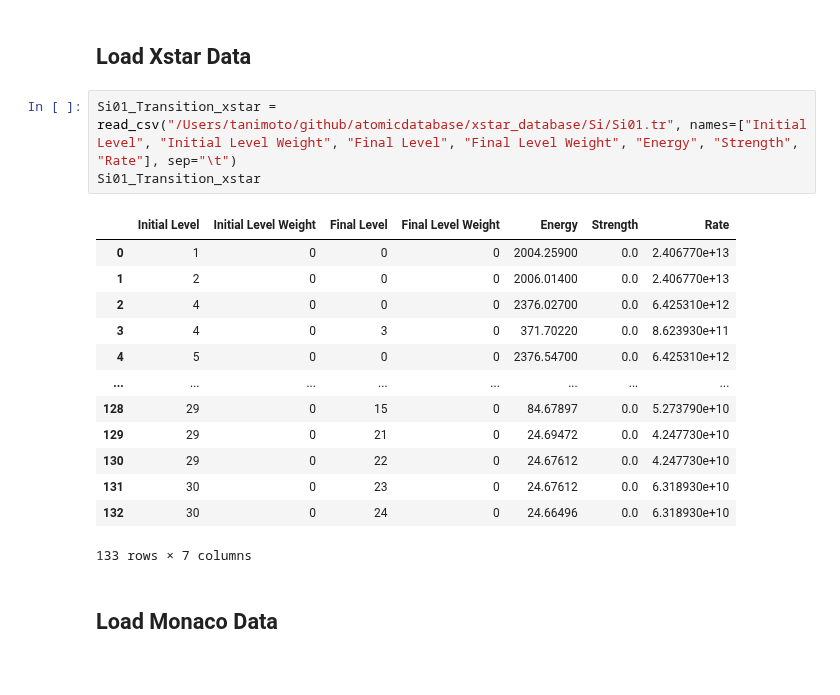
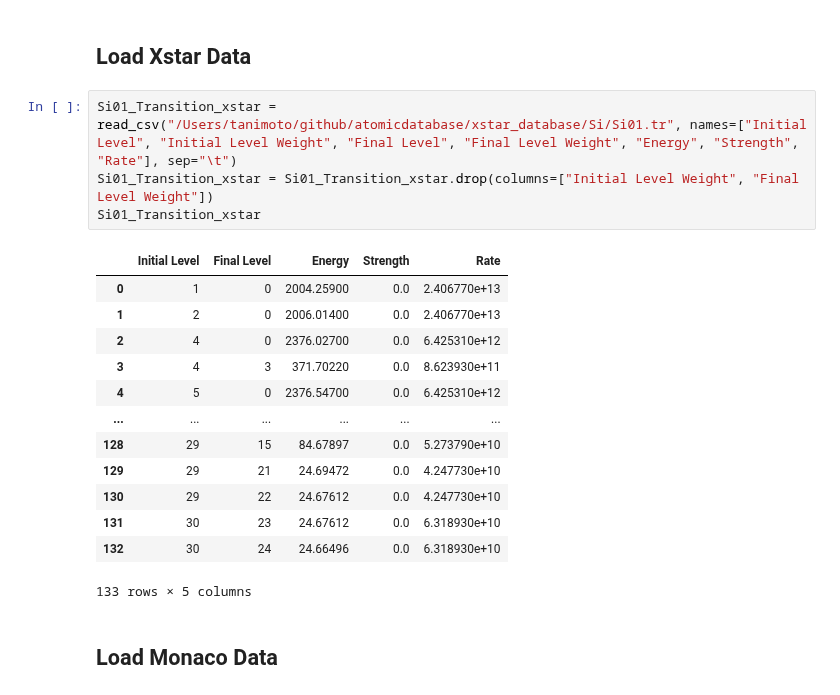
Before and after one commit to AtsushiTanimoto/AtomicDatabase, a Jupyter notebook: comparison.ipynb, the cells around one changed output. Drawn from its saved outputs; the diff is of its cells as text.

```diff
--- a/comparison.ipynb
+++ b/comparison.ipynb
@@ -205,21 +207,22 @@ Text(0, 0.5, 'Energy (xstar-monaco) [eV]')
 ## Load Xstar Data
 # %%
 Si01_Transition_xstar = read_csv("/Users/tanimoto/github/atomicdatabase/xstar_database/Si/Si01.tr", names=["Initial Level", "Initial Level Weight", "Final Level", "Final Level Weight", "Energy", "Strength", "Rate"], sep="\t")
+Si01_Transition_xstar = Si01_Transition_xstar.drop(columns=["Initial Level Weight", "Final Level Weight"])
 Si01_Transition_xstar
 # %% [output]
-|  | Initial Level | Initial Level Weight | Final Level | Final Level Weight | Energy | Strength | Rate |
-| 0 | 1 | 0 | 0 | 0 | 2004.25900 | 0.0 | 2.406770e+13 |
-| 1 | 2 | 0 | 0 | 0 | 2006.01400 | 0.0 | 2.406770e+13 |
-| 2 | 4 | 0 | 0 | 0 | 2376.02700 | 0.0 | 6.425310e+12 |
-| 3 | 4 | 0 | 3 | 0 | 371.70220 | 0.0 | 8.623930e+11 |
-| 4 | 5 | 0 | 0 | 0 | 2376.54700 | 0.0 | 6.425310e+12 |
-| ... | ... | ... | ... | ... | ... | ... | ... |
-| 128 | 29 | 0 | 15 | 0 | 84.67897 | 0.0 | 5.273790e+10 |
-| 129 | 29 | 0 | 21 | 0 | 24.69472 | 0.0 | 4.247730e+10 |
-| 130 | 29 | 0 | 22 | 0 | 24.67612 | 0.0 | 4.247730e+10 |
-| 131 | 30 | 0 | 23 | 0 | 24.67612 | 0.0 | 6.318930e+10 |
-| 132 | 30 | 0 | 24 | 0 | 24.66496 | 0.0 | 6.318930e+10 |
+|  | Initial Level | Final Level | Energy | Strength | Rate |
+| 0 | 1 | 0 | 2004.25900 | 0.0 | 2.406770e+13 |
+| 1 | 2 | 0 | 2006.01400 | 0.0 | 2.406770e+13 |
+| 2 | 4 | 0 | 2376.02700 | 0.0 | 6.425310e+12 |
+| 3 | 4 | 3 | 371.70220 | 0.0 | 8.623930e+11 |
+| 4 | 5 | 0 | 2376.54700 | 0.0 | 6.425310e+12 |
+| ... | ... | ... | ... | ... | ... |
+| 128 | 29 | 15 | 84.67897 | 0.0 | 5.273790e+10 |
+| 129 | 29 | 21 | 24.69472 | 0.0 | 4.247730e+10 |
+| 130 | 29 | 22 | 24.67612 | 0.0 | 4.247730e+10 |
+| 131 | 30 | 23 | 24.67612 | 0.0 | 6.318930e+10 |
+| 132 | 30 | 24 | 24.66496 | 0.0 | 6.318930e+10 |
-133 rows × 7 columns
+133 rows × 5 columns
 # %% [markdown]
 ## Load Monaco Data
 # %%
```
Also changed, not shown: parts of 12 cells of this notebook.
